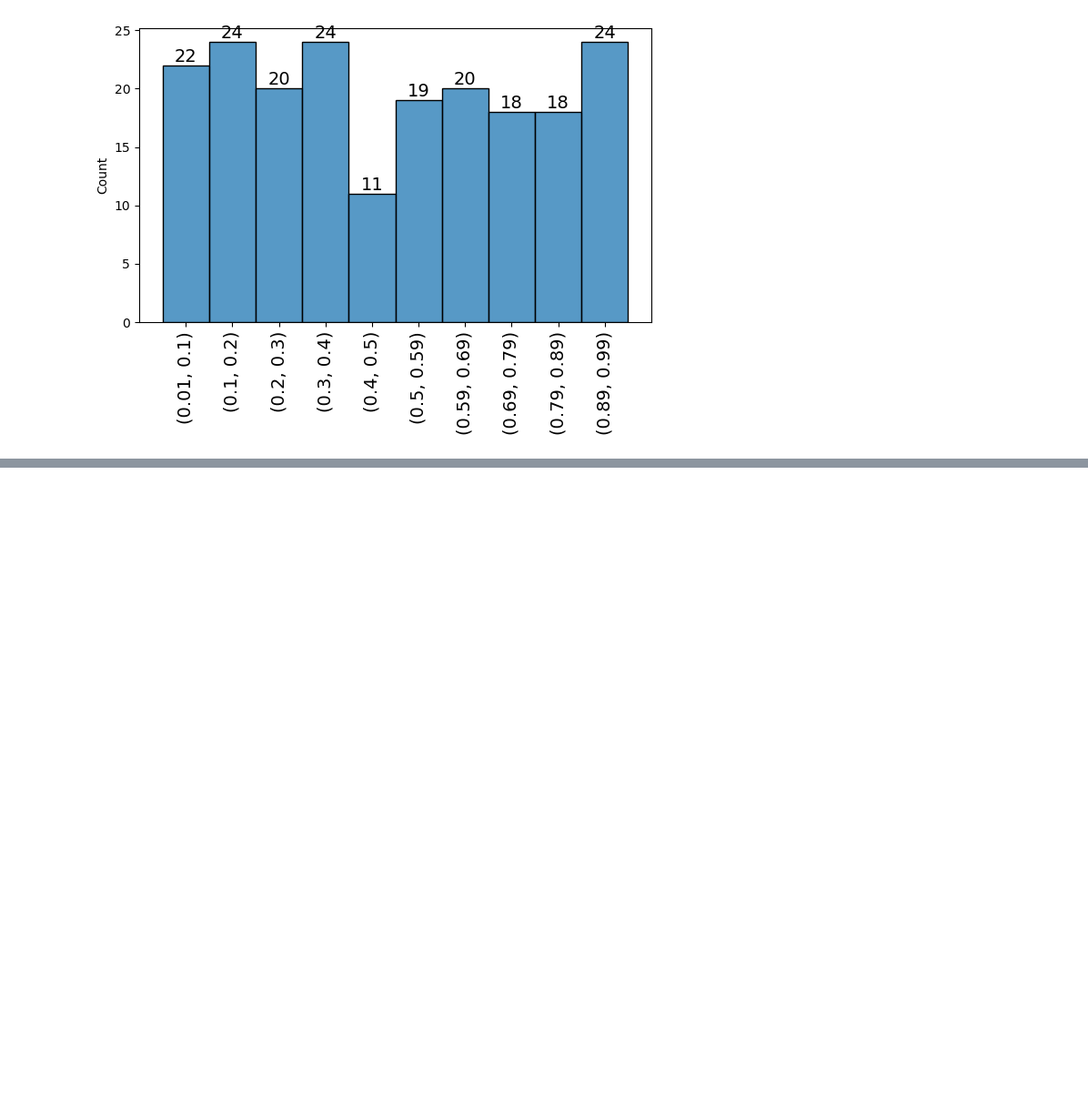
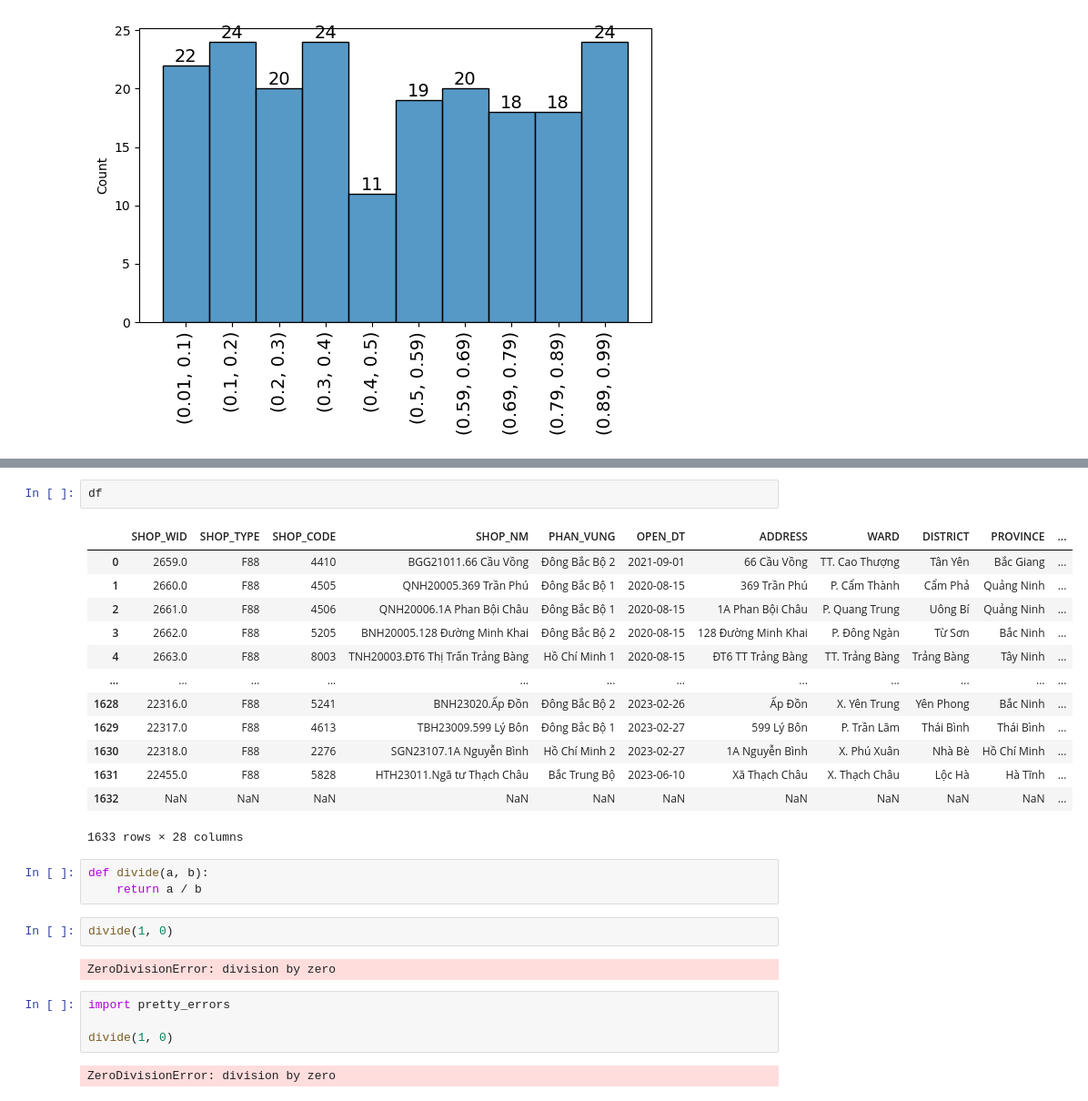
Before and after one commit to lhduc94/nhatkydata, a Jupyter notebook: notebooks/Python.ipynb, the cells around one changed output, grey strips where cells are left out. Shown at 91% size. Saved outputs shown, nothing was run; the diff lists cells and outputs as text; blank space fills up the shorter version.

```diff
--- a/notebooks/Python.ipynb
+++ b/notebooks/Python.ipynb
@@ -168,0 +206,29 @@ ax.set_xticks(mids, labels=labels, fontsize=14, rotation=90)
+# %%
+df
+# %% [output]
+|  | SHOP_WID | SHOP_TYPE | SHOP_CODE | SHOP_NM | PHAN_VUNG | OPEN_DT | ADDRESS | WARD | DISTRICT | PROVINCE | ... |
+| 0 | 2659.0 | F88 | 4410 | BGG21011.66 Cầu Vồng | Đông Bắc Bộ 2 | 2021-09-01 | 66 Cầu Vồng | TT. Cao Thượng | Tân Yên | Bắc Giang | ... |
+| 1 | 2660.0 | F88 | 4505 | QNH20005.369 Trần Phú | Đông Bắc Bộ 1 | 2020-08-15 | 369 Trần Phú | P. Cẩm Thành | Cẩm Phả | Quảng Ninh | ... |
+| 2 | 2661.0 | F88 | 4506 | QNH20006.1A Phan Bội Châu | Đông Bắc Bộ 1 | 2020-08-15 | 1A Phan Bội Châu | P. Quang Trung | Uông Bí | Quảng Ninh | ... |
+| 3 | 2662.0 | F88 | 5205 | BNH20005.128 Đường Minh Khai | Đông Bắc Bộ 2 | 2020-08-15 | 128 Đường Minh Khai | P. Đông Ngàn | Từ Sơn | Bắc Ninh | ... |
+| 4 | 2663.0 | F88 | 8003 | TNH20003.ĐT6 Thị Trấn Trảng Bàng | Hồ Chí Minh 1 | 2020-08-15 | ĐT6 TT Trảng Bàng | TT. Trảng Bàng | Trảng Bàng | Tây Ninh | ... |
+| ... | ... | ... | ... | ... | ... | ... | ... | ... | ... | ... | ... |
+| 1628 | 22316.0 | F88 | 5241 | BNH23020.Ấp Đồn | Đông Bắc Bộ 2 | 2023-02-26 | Ấp Đồn | X. Yên Trung | Yên Phong | Bắc Ninh | ... |
+| 1629 | 22317.0 | F88 | 4613 | TBH23009.599 Lý Bôn | Đông Bắc Bộ 1 | 2023-02-27 | 599 Lý Bôn | P. Trần Lãm | Thái Bình | Thái Bình | ... |
+| 1630 | 22318.0 | F88 | 2276 | SGN23107.1A Nguyễn Bình | Hồ Chí Minh 2 | 2023-02-27 | 1A Nguyễn Bình | X. Phú Xuân | Nhà Bè | Hồ Chí Minh | ... |
+| 1631 | 22455.0 | F88 | 5828 | HTH23011.Ngã tư Thạch Châu | Bắc Trung Bộ | 2023-06-10 | Xã Thạch Châu | X. Thạch Châu | Lộc Hà | Hà Tĩnh | ... |
+| 1632 | NaN | NaN | NaN | NaN | NaN | NaN | NaN | NaN | NaN | NaN | ... |
+1633 rows × 28 columns
+# %%
+def divide(a, b):
+    return a / b
+# %%
+divide(1, 0)
+# %% [output]
+ZeroDivisionError: division by zero
+# %%
+import pretty_errors
+
+divide(1, 0)
+# %% [output]
+ZeroDivisionError: division by zero
```
Also changed, not shown: parts of 7 cells of this notebook, 11 other files.
